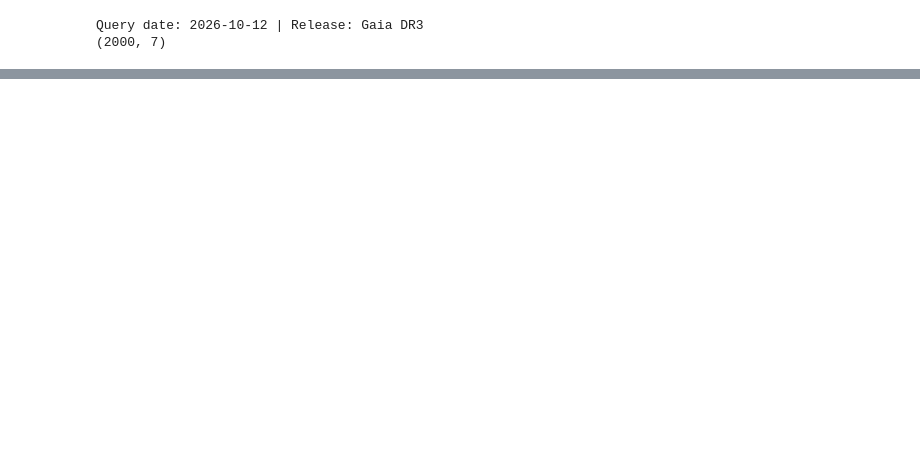
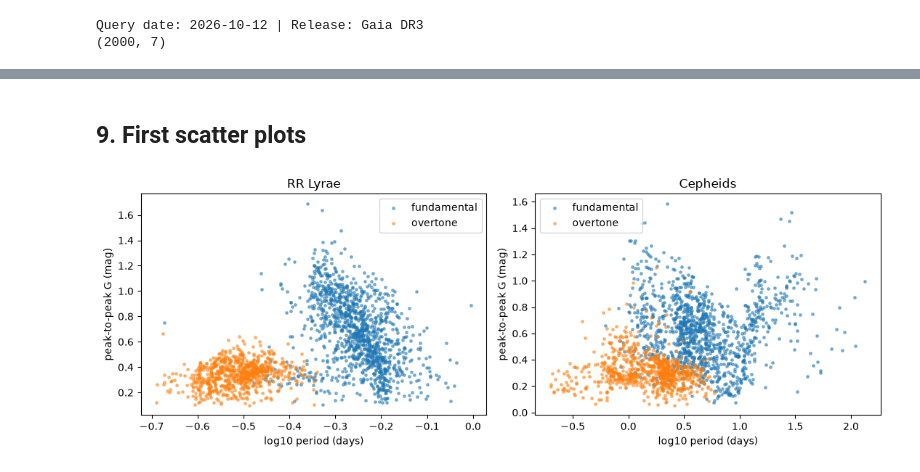
Before and after one commit to ananyamakkar/stellar-variability, a Jupyter notebook: notebooks/01_pilot_gaia.ipynb, the cells around one changed output, grey strips where cells are left out. Cells and saved outputs as stored; diff of their text form; code cells hidden in the pictures; blank space fills up the shorter version.

Commit message:
Pilot notebook: period and amplitude for RR Lyrae and Cepheids

```diff
--- a/notebooks/01_pilot_gaia.ipynb
+++ b/notebooks/01_pilot_gaia.ipynb
@@ -85,0 +95,5 @@ Name: best_class_score, dtype: float64
+# %%
+tables = Gaia.load_tables(only_names=True)
+vari = [t.name for t in tables if "vari" in t.name]
+for name in vari:
+    print(name)
@@ -85,0 +118,5 @@ Name: best_class_score, dtype: float64
+# %%
+t = Gaia.load_table("gaiadr3.vari_summary")
+for col in t.columns:
+    if "g_fov" in col.name:
+        print(col.name)
@@ -85,0 +224,6 @@ Name: best_class_score, dtype: float64
+# %%
+for name in ["gaiadr3.vari_rrlyrae", "gaiadr3.vari_cepheid"]:
+    t = Gaia.load_table(name)
+    print(name)
+    print([c.name for c in t.columns])
+    print()
@@ -85,0 +288,11 @@ Name: best_class_score, dtype: float64
+# %%
+import numpy as np
+import matplotlib.pyplot as plt
+
+for d in (rr, cep):
+    d["period"] = d["pf"].fillna(d["p1_o"])
+    d["period_type"] = np.where(d["pf"].notna(), "fundamental", "overtone")
+
+print(rr["period"].isna().sum(), cep["period"].isna().sum(), "stars with no period")
+print(rr["period_type"].value_counts())
+print(cep["period_type"].value_counts())
@@ -85,0 +309,16 @@ Name: best_class_score, dtype: float64
+# %% [markdown]
+## 9. First scatter plots
+# %%
+fig, ax = plt.subplots(1, 2, figsize=(11, 4))
+for a, d, title in [(ax[0], rr, "RR Lyrae"), (ax[1], cep, "Cepheids")]:
+    d2 = d.dropna(subset=["period"])
+    for k, grp in d2.groupby("period_type"):
+        a.scatter(np.log10(grp["period"]), grp["peak_to_peak_g"], s=6, alpha=0.5, label=k)
+    a.set_xlabel("log10 period (days)")
+    a.set_ylabel("peak-to-peak G (mag)")
+    a.set_title(title)
+    a.legend()
+plt.tight_layout()
+plt.show()
+# %% [output]
+[figure, added]
```
Also changed, not shown: parts of 18 cells of this notebook.
